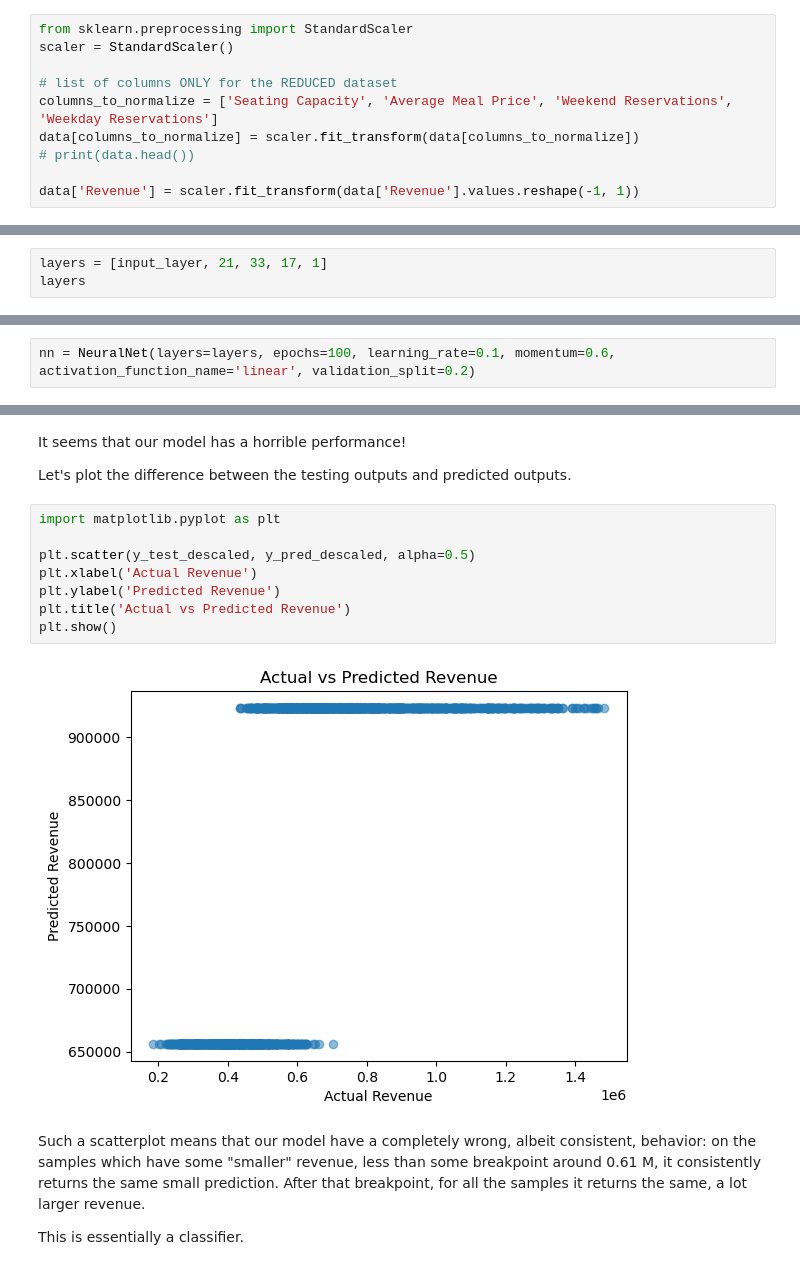
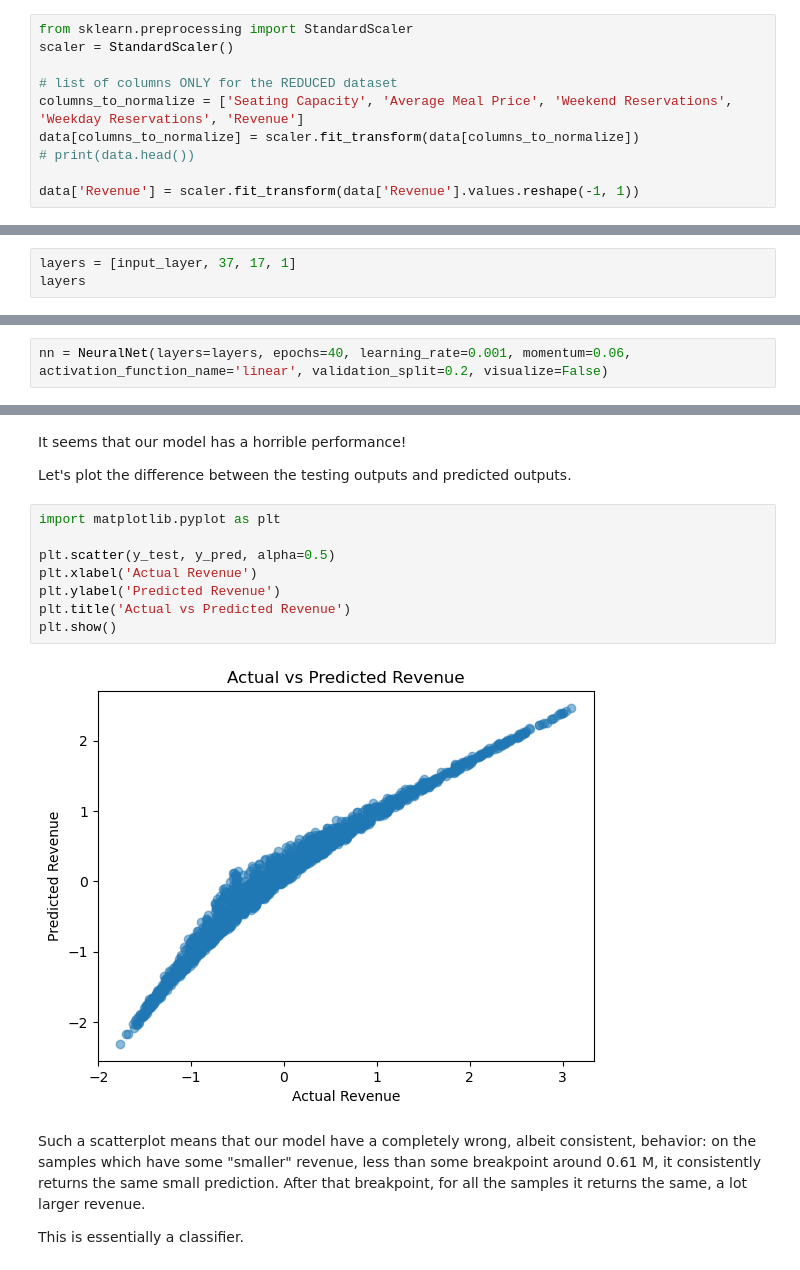
Before and after one commit to hijarian/urv-nec-assignment-1, a Jupyter notebook: 02-use-neural-network.ipynb, the cells around one changed output, grey strips where cells are left out. Saved outputs shown, nothing was run; the diff lists cells and outputs as text.

```diff
--- a/02-use-neural-network.ipynb
+++ b/02-use-neural-network.ipynb
@@ -60,7 +60,7 @@ from sklearn.preprocessing import StandardScaler
 scaler = StandardScaler()
 
 # list of columns ONLY for the REDUCED dataset
-columns_to_normalize = ['Seating Capacity', 'Average Meal Price', 'Weekend Reservations', 'Weekday Reservations']
+columns_to_normalize = ['Seating Capacity', 'Average Meal Price', 'Weekend Reservations', 'Weekday Reservations', 'Revenue']
 data[columns_to_normalize] = scaler.fit_transform(data[columns_to_normalize])
 # print(data.head())
 
@@ -100,6 +100,6 @@ input_layer
 # %% [markdown]
 Let's pick three hidden layers with 21, 33 and 17 neurons, respectively.
 # %%
-layers = [input_layer, 21, 33, 17, 1]
+layers = [input_layer, 37, 17, 1]
 layers
 # %% [output]
@@ -107,7 +107,7 @@ layers
 # %% [markdown]
 Our NeuralNet class has defaults for all the constructor arguments but let's specify by hand some of the most important ones for better visibility
 # %%
-nn = NeuralNet(layers=layers, epochs=100, learning_rate=0.1, momentum=0.6, activation_function_name='linear', validation_split=0.2)
+nn = NeuralNet(layers=layers, epochs=40, learning_rate=0.001, momentum=0.06, activation_function_name='linear', validation_split=0.2, visualize=False)
 # %% [markdown]
 Now we fit it using the train data
 # %%
@@ -167,13 +174,13 @@ Let's plot the difference between the testing outputs and predicted outputs.
 # %%
 import matplotlib.pyplot as plt
 
-plt.scatter(y_test_descaled, y_pred_descaled, alpha=0.5)
+plt.scatter(y_test, y_pred, alpha=0.5)
 plt.xlabel('Actual Revenue')
 plt.ylabel('Predicted Revenue')
 plt.title('Actual vs Predicted Revenue')
 plt.show()
 # %% [output]
-[figure, old version]
+[figure, new version]
 # %% [markdown]
 Such a scatterplot means that our model have a completely wrong, albeit consistent, behavior: on the samples which have some "smaller" revenue, less than some breakpoint around 0.61 M, it consistently returns the same small prediction. After that breakpoint, for all the samples it returns the same, a lot larger revenue.
 
```
Also changed, not shown: parts of 10 cells of this notebook.
